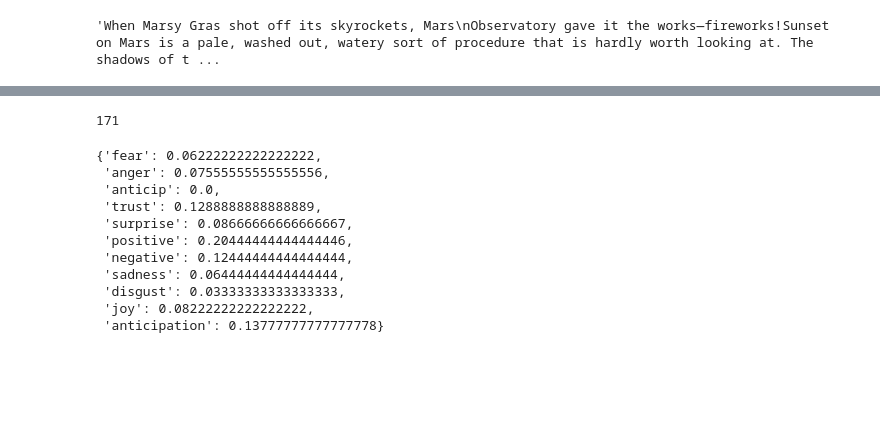
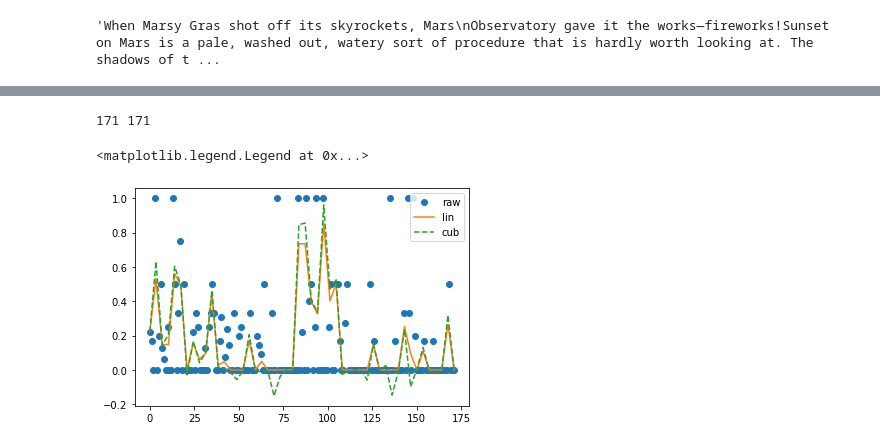
Before and after one commit to jbroeders/modeling-ebook-popularity, a Jupyter notebook: epub_pp.ipynb, the cells around one changed output, grey strips where cells are left out. Cells and saved outputs as stored; diff of their text form; code cells hidden in the pictures; blank space fills up the shorter version.

```diff
--- a/epub_pp.ipynb
+++ b/epub_pp.ipynb
@@ -30,18 +14,0 @@ nrc
-# %%
-len(nrc.sentences)
-# %% [output]
-171
-# %%
-nrc.affect_frequencies
-# %% [output]
-{'fear': 0.06222222222222222,
- 'anger': 0.07555555555555556,
- 'anticip': 0.0,
- 'trust': 0.1288888888888889,
- 'surprise': 0.08666666666666667,
- 'positive': 0.20444444444444446,
- 'negative': 0.12444444444444444,
- 'sadness': 0.06444444444444444,
- 'disgust': 0.03333333333333333,
- 'joy': 0.08222222222222222,
- 'anticipation': 0.13777777777777778}
@@ -49,0 +15,15 @@ for
+# %%
+import json
+from scipy.interpolate import interp1d
+
+y = json.loads(df['positive'][0])
+x = np.linspace(0, len(y), num=len(y), endpoint=True)
+
+
+
+print(len(x), len(y))
+
+lin = interp1d(x, y)
+cub = interp1d(x, y, kind='cubic')
+# %% [output]
+171 171
@@ -49,0 +33,8 @@ for
+# %%
+
+
+plt.plot(x, y, 'o', xnew, lin(xnew), '-', xnew, cub(xnew), '--')
+plt.legend(['raw', 'lin', 'cub'], loc='best')
+# %% [output]
+<matplotlib.legend.Legend at 0x...>
+[figure, added]
```
Also changed, not shown: parts of 7 cells of this notebook, 3 other files.
